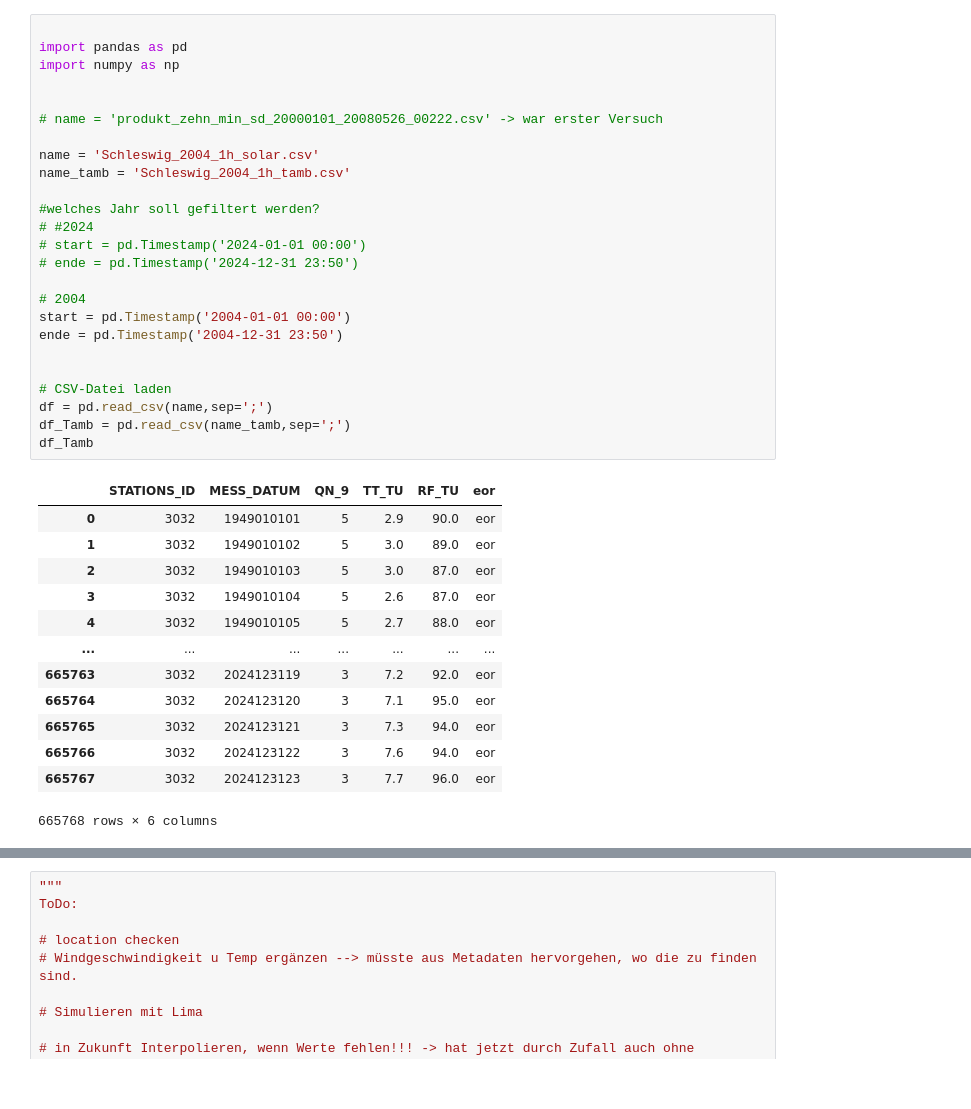
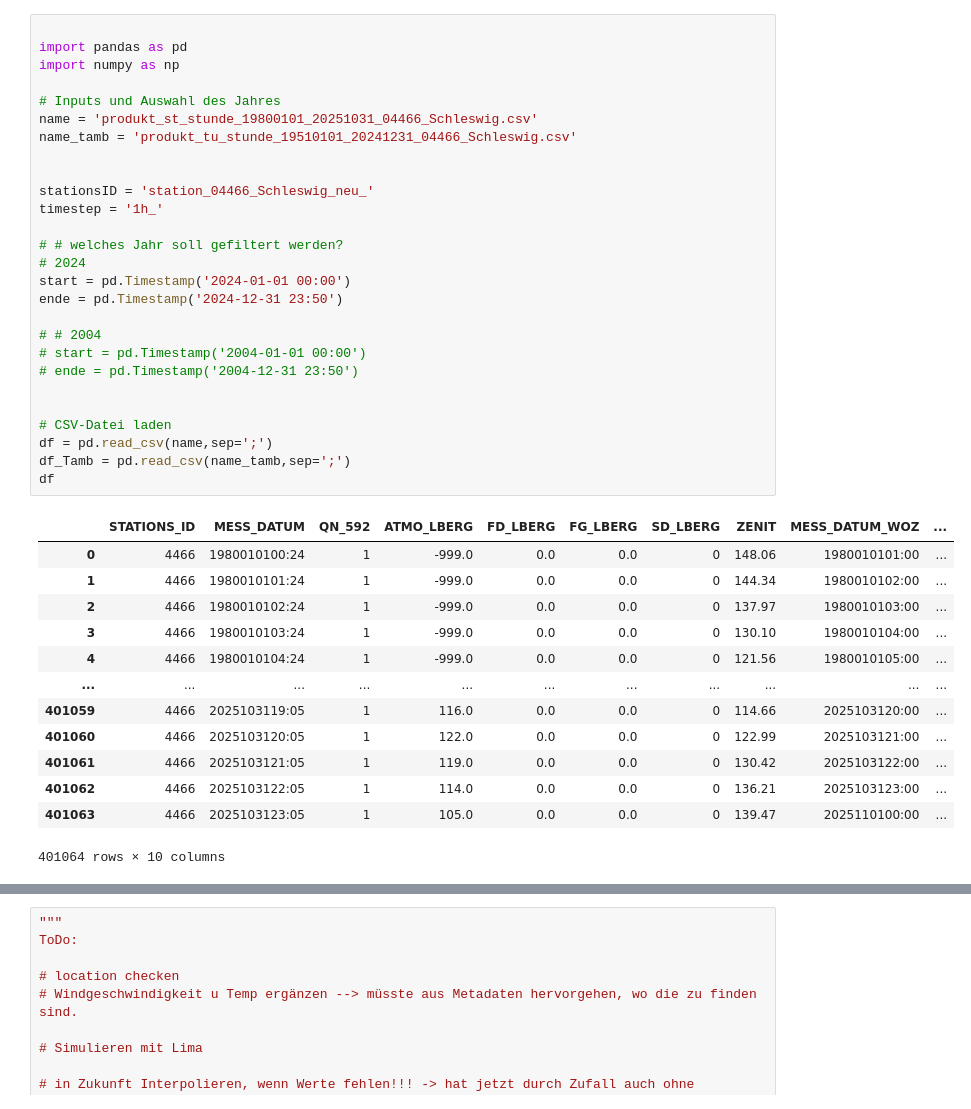
Before and after one commit to CasGross/work_things_at_Kraftwerk, a Jupyter notebook: Wetterzeitreihen/dwd_to_csv_hourly_timeshift.ipynb, the cells around one changed output, grey strips where cells are left out. Cells and saved outputs as stored; diff of their text form.

```diff
--- a/Wetterzeitreihen/dwd_to_csv_hourly_timeshift.ipynb
+++ b/Wetterzeitreihen/dwd_to_csv_hourly_timeshift.ipynb
@@ -21,39 +21,41 @@ zu klären bleibt, ob der Timeshift mit eingebaut werden soll oder nicht.
 # %%
 
 import pandas as pd
 import numpy as np
 
+# Inputs und Auswahl des Jahres
+name = 'produkt_st_stunde_19800101_20251031_04466_Schleswig.csv'
+name_tamb = 'produkt_tu_stunde_19510101_20241231_04466_Schleswig.csv'
 
-# name = 'produkt_zehn_min_sd_20000101_20080526_00222.csv' -> war erster Versuch
 
-name = 'Schleswig_2004_1h_solar.csv'
-name_tamb = 'Schleswig_2004_1h_tamb.csv'
+stationsID = 'station_04466_Schleswig_neu_'
+timestep = '1h_'
 
-#welches Jahr soll gefiltert werden?
-# #2024
-# start = pd.Timestamp('2024-01-01 00:00')
-# ende = pd.Timestamp('2024-12-31 23:50')
+# # welches Jahr soll gefiltert werden?
+# 2024
+start = pd.Timestamp('2024-01-01 00:00')
+ende = pd.Timestamp('2024-12-31 23:50')
 
-# 2004
-start = pd.Timestamp('2004-01-01 00:00')
-ende = pd.Timestamp('2004-12-31 23:50')
+# # 2004
+# start = pd.Timestamp('2004-01-01 00:00')
+# ende = pd.Timestamp('2004-12-31 23:50')
 
 
 # CSV-Datei laden
 df = pd.read_csv(name,sep=';')
 df_Tamb = pd.read_csv(name_tamb,sep=';')
-df_Tamb
+df
 # %% [output]
-|  | STATIONS_ID | MESS_DATUM | QN_9 | TT_TU | RF_TU | eor |
-| 0 | 3032 | 1949010101 | 5 | 2.9 | 90.0 | eor |
-| 1 | 3032 | 1949010102 | 5 | 3.0 | 89.0 | eor |
-| 2 | 3032 | 1949010103 | 5 | 3.0 | 87.0 | eor |
-| 3 | 3032 | 1949010104 | 5 | 2.6 | 87.0 | eor |
-| 4 | 3032 | 1949010105 | 5 | 2.7 | 88.0 | eor |
-| ... | ... | ... | ... | ... | ... | ... |
-| 665763 | 3032 | 2024123119 | 3 | 7.2 | 92.0 | eor |
-| 665764 | 3032 | 2024123120 | 3 | 7.1 | 95.0 | eor |
-| 665765 | 3032 | 2024123121 | 3 | 7.3 | 94.0 | eor |
-| 665766 | 3032 | 2024123122 | 3 | 7.6 | 94.0 | eor |
-| 665767 | 3032 | 2024123123 | 3 | 7.7 | 96.0 | eor |
+|  | STATIONS_ID | MESS_DATUM | QN_592 | ATMO_LBERG | FD_LBERG | FG_LBERG | SD_LBERG | ZENIT | MESS_DATUM_WOZ | ... |
+| 0 | 4466 | 1980010100:24 | 1 | -999.0 | 0.0 | 0.0 | 0 | 148.06 | 1980010101:00 | ... |
+| 1 | 4466 | 1980010101:24 | 1 | -999.0 | 0.0 | 0.0 | 0 | 144.34 | 1980010102:00 | ... |
+| 2 | 4466 | 1980010102:24 | 1 | -999.0 | 0.0 | 0.0 | 0 | 137.97 | 1980010103:00 | ... |
+| 3 | 4466 | 1980010103:24 | 1 | -999.0 | 0.0 | 0.0 | 0 | 130.10 | 1980010104:00 | ... |
+| 4 | 4466 | 1980010104:24 | 1 | -999.0 | 0.0 | 0.0 | 0 | 121.56 | 1980010105:00 | ... |
+| ... | ... | ... | ... | ... | ... | ... | ... | ... | ... | ... |
+| 401059 | 4466 | 2025103119:05 | 1 | 116.0 | 0.0 | 0.0 | 0 | 114.66 | 2025103120:00 | ... |
+| 401060 | 4466 | 2025103120:05 | 1 | 122.0 | 0.0 | 0.0 | 0 | 122.99 | 2025103121:00 | ... |
+| 401061 | 4466 | 2025103121:05 | 1 | 119.0 | 0.0 | 0.0 | 0 | 130.42 | 2025103122:00 | ... |
+| 401062 | 4466 | 2025103122:05 | 1 | 114.0 | 0.0 | 0.0 | 0 | 136.21 | 2025103123:00 | ... |
+| 401063 | 4466 | 2025103123:05 | 1 | 105.0 | 0.0 | 0.0 | 0 | 139.47 | 2025110100:00 | ... |
-665768 rows × 6 columns
+401064 rows × 10 columns
```
Also changed, not shown: parts of 9 cells of this notebook, 37 other files.
